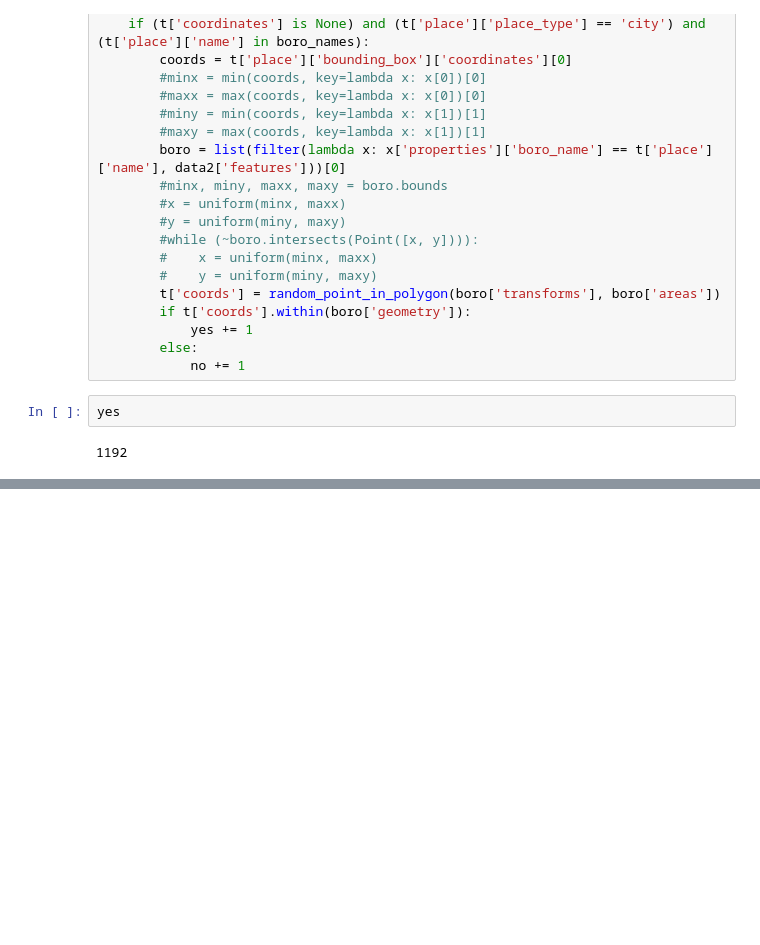
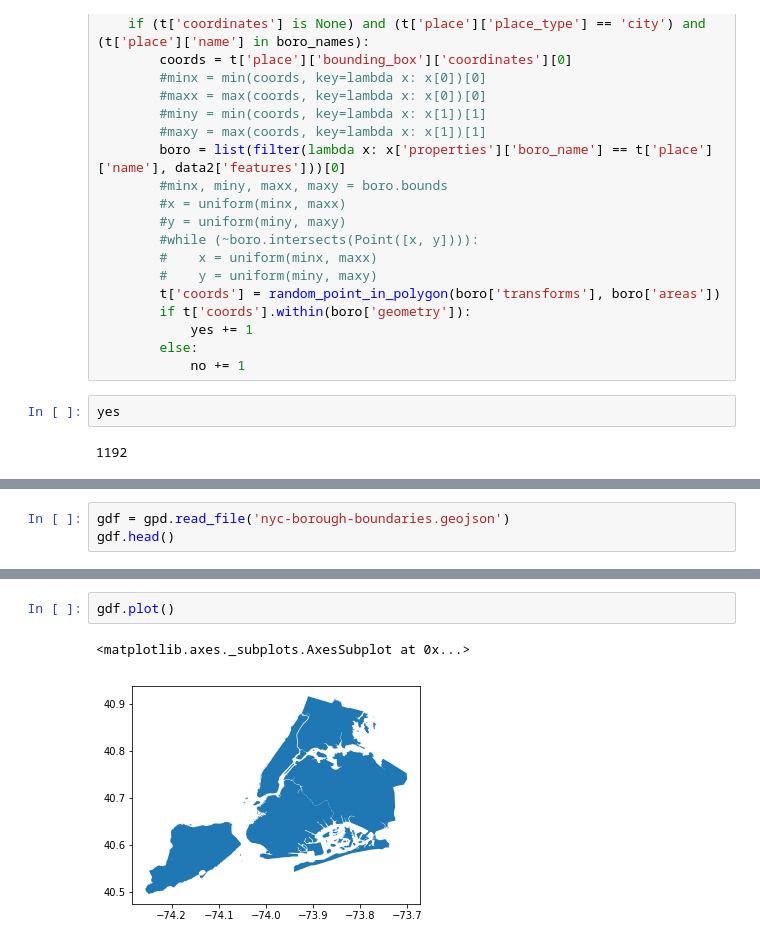
Before and after one commit to pmandiola/nycpulsewall, a Jupyter notebook: Testing Tweepy.ipynb, the cells around one changed output, grey strips where cells are left out. Drawn from its saved outputs; the diff is of its cells as text; blank space fills up the shorter version.

```diff
--- a/Testing Tweepy.ipynb
+++ b/Testing Tweepy.ipynb
@@ -427,0 +432,3 @@ yes
+# %%
+gdf = gpd.read_file('nyc-borough-boundaries.geojson')
+gdf.head()
@@ -427,0 +442,5 @@ yes
+# %%
+gdf.plot()
+# %% [output]
+<matplotlib.axes._subplots.AxesSubplot at 0x...>
+[figure, added]
```
Also changed, not shown: parts of 20 cells of this notebook, 6 other files.
